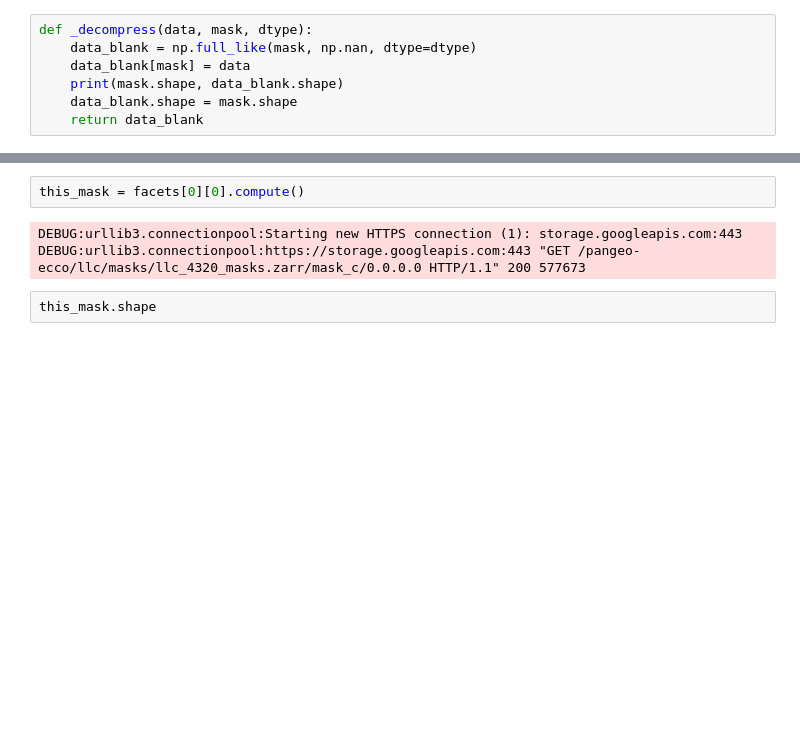
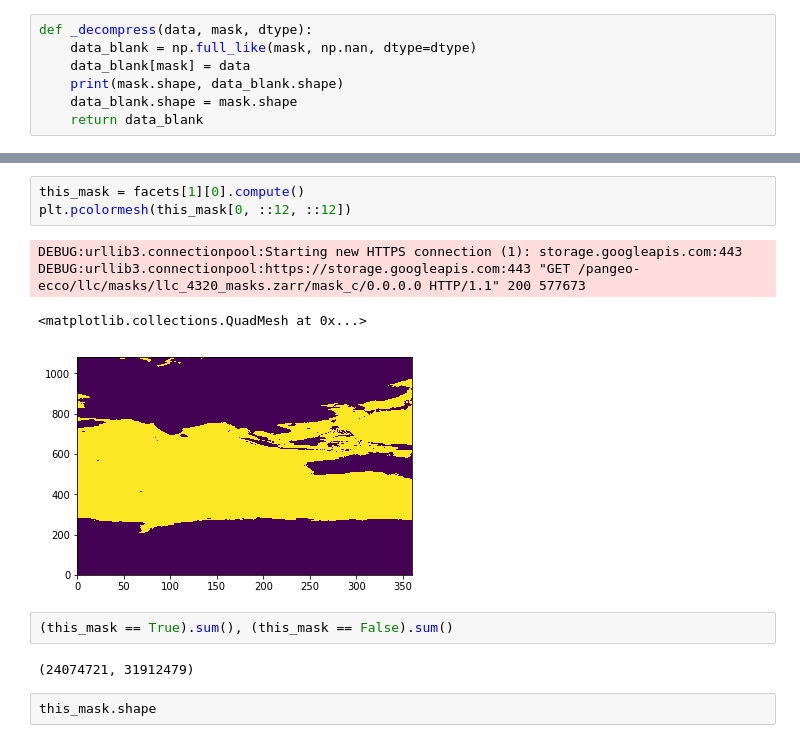
Before and after one commit to rabernat/llcreader, a Jupyter notebook: test_llc4320.ipynb, the cells around one changed output, grey strips where cells are left out. Drawn from its saved outputs; the diff is of its cells as text; blank space fills up the shorter version.

```diff
--- a/test_llc4320.ipynb
+++ b/test_llc4320.ipynb
@@ -187,8 +223,15 @@ def _decompress(data, mask, dtype):
 # %%
-this_mask = facets[0][0].compute()
+this_mask = facets[1][0].compute()
+plt.pcolormesh(this_mask[0, ::12, ::12])
 # %% [output]
 DEBUG:urllib3.connectionpool:Starting new HTTPS connection (1): storage.googleapis.com:443
 DEBUG:urllib3.connectionpool:https://storage.googleapis.com:443 "GET /pangeo-ecco/llc/masks/llc_4320_masks.zarr/mask_c/0.0.0.0 HTTP/1.1" 200 577673
+<matplotlib.collections.QuadMesh at 0x...>
+[figure, added]
+# %%
+(this_mask == True).sum(), (this_mask == False).sum()
+# %% [output]
+(24074721, 31912479)
 # %%
 this_mask.shape
 # %% [output]
```
Also changed, not shown: parts of 22 cells of this notebook, 2 other files.
